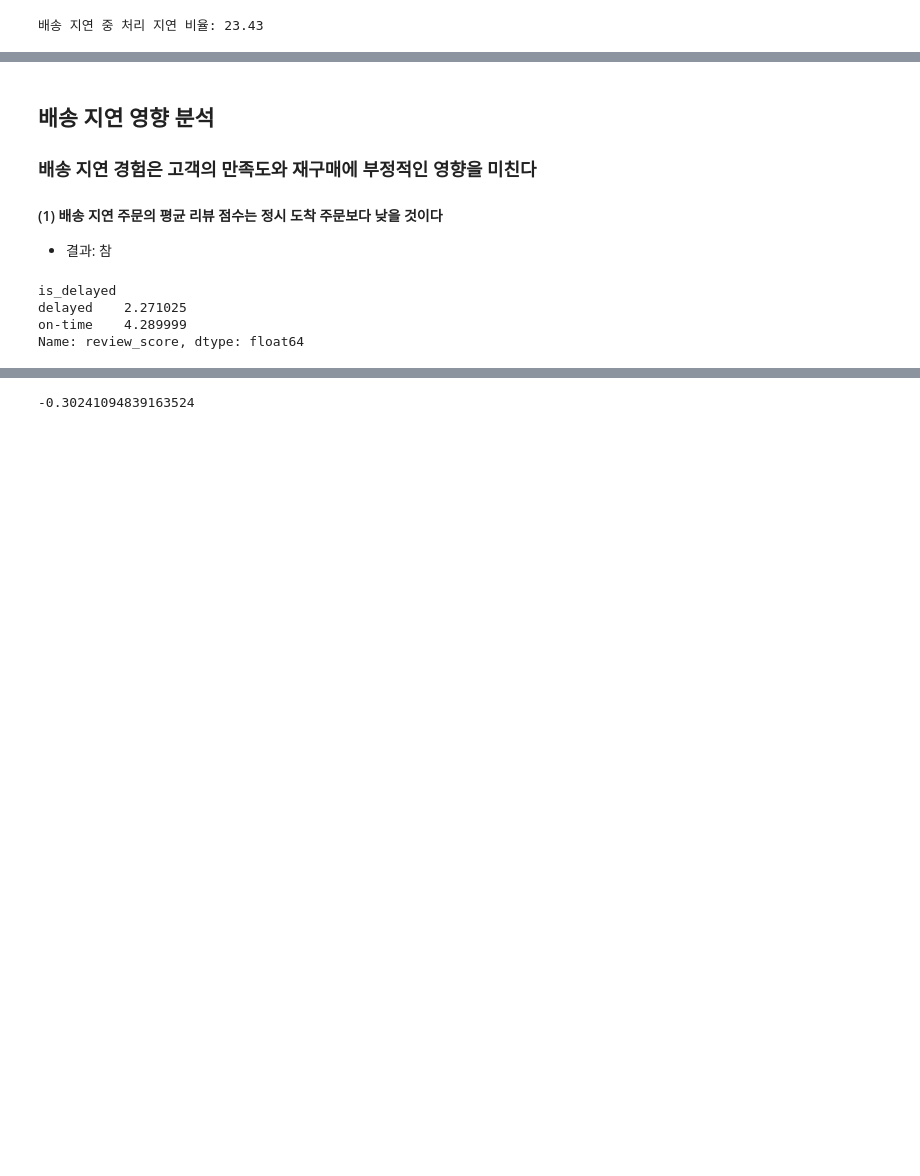
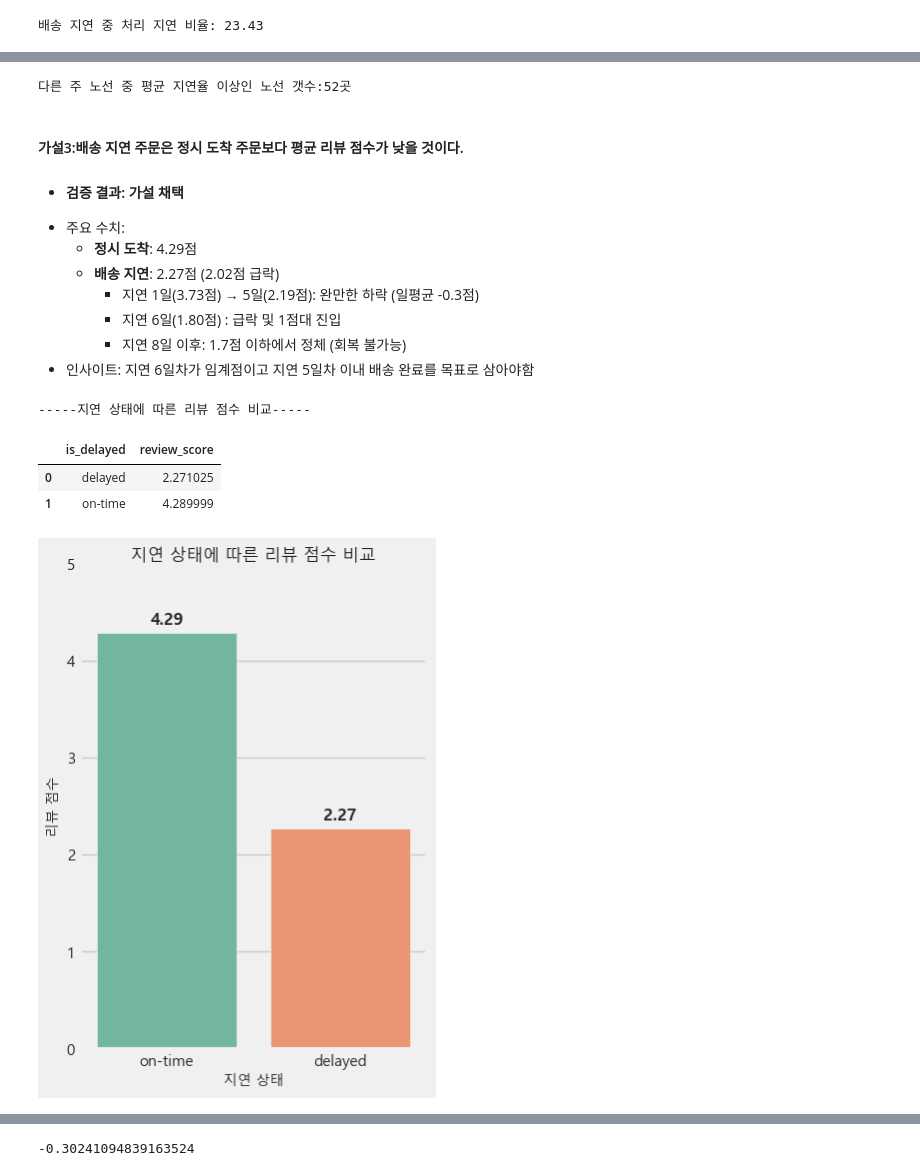
Before and after one commit to eunsung20311-dot/Olist-E-commerce-Analysis, a Jupyter notebook: 2.Hypothesis_Testing.ipynb, the cells around one changed output, grey strips where cells are left out. Saved outputs shown, nothing was run; the diff lists cells and outputs as text; code cells hidden in the pictures; blank space fills up the shorter version.

```diff
--- a/2.Hypothesis_Testing.ipynb
+++ b/2.Hypothesis_Testing.ipynb
@@ -224,9 +157,22 @@ state_check.head(10)
+# %%
+#다른 주(State) 평균 7.56%를 초과하는 지역 확인
+other_state = state_analysis[state_analysis['seller_state'] != state_analysis['customer_state']].sort_values(by='delay_rate', ascending =False)
+other_state_f_count= len(other_state[other_state['delay_rate']>=7.56])
+
+print(f'다른 주 노선 중 평균 지연율 이상인 노선 갯수:{other_state_f_count}곳')
+# %% [output]
+다른 주 노선 중 평균 지연율 이상인 노선 갯수:52곳
 # %% [markdown]
-## 배송 지연 영향 분석
+#### 가설3:배송 지연 주문은 정시  도착 주문보다 평균 리뷰 점수가 낮을 것이다.
 
-### 배송 지연 경험은 고객의 만족도와 재구매에 부정적인 영향을 미친다
-#### (1) 배송 지연 주문의 평균 리뷰 점수는 정시 도착 주문보다 낮을 것이다
-- 결과: 참
+- #### 검증 결과: 가설 채택
+- 주요 수치:
+    - **정시 도착**: 4.29점
+    - **배송 지연**: 2.27점 (2.02점 급락)
+        - 지연 1일(3.73점) → 5일(2.19점): 완만한 하락 (일평균 -0.3점)
+        - 지연 6일(1.80점) : 급락 및 1점대 진입
+        - 지연 8일 이후: 1.7점 이하에서 정체 (회복 불가능)
+- 인사이트: 지연 6일차가 임계점이고 지연 5일차 이내 배송 완료를 목표로 삼아야함
 # %%
 #배송 주문 필터링 및 병합
 df_delivered_order = df_orders[df_orders['order_status'] == 'delivered'].copy()
@@ -237,11 +183,44 @@ df_orders_customers_reviews['is_delayed'] = np.where(
 df_orders_customers_reviews['delivery_efficiency'] < 0, 'delayed', 'on-time'
 )
 #리뷰 점수 평균 비교
-review_comparison = df_orders_customers_reviews.groupby('is_delayed')['review_score'].mean()
-print(review_comparison)
+review_comparison = df_orders_customers_reviews.groupby('is_delayed')['review_score'].mean().reset_index()
+print('-----지연 상태에 따른 리뷰 점수 비교-----')
+review_comparison
 # %% [output]
-is_delayed
-delayed    2.271025
-on-time    4.289999
-Name: review_score, dtype: float64
+-----지연 상태에 따른 리뷰 점수 비교-----
+|  | is_delayed | review_score |
+| 0 | delayed | 2.271025 |
+| 1 | on-time | 4.289999 |
+# %%
+#지연 상태에 따른 리뷰 점수 비교 시각화
+#데이터 프레임 생성
+df_review_comparison = review_comparison.reset_index().sort_values(by='review_score',ascending =False)
+
+#막대 그래프 그리기
+plt.figure(figsize=(4,6))
+ax = sns.barplot(
+data= df_review_comparison,
+x= 'is_delayed',
+y='review_score',
+palette='Set2',
+hue='is_delayed')
+
+#그래프 디테일 설정
+plt.title('지연 상태에 따른 리뷰 점수 비교', fontsize = 12, pad=2)
+plt.xlabel('지연 상태', fontsize = 10)
+plt.ylabel('리뷰 점수', fontsize = 10)
+plt.ylim(0, 5)
+
+#막대 위에 수치 표시
+for p in ax.patches:
+    ax.annotate(f'{p.get_height():.2f}',
+                (p.get_x() + p.get_width() / 2, p.get_height()),
+                ha = 'center', va = 'center',
+                xytext = (0, 9),
+                textcoords = 'offset points',
+                fontsize=12, fontweight='bold')
+
+plt.show()
+# %% [output]
+[figure, added]
 # %%
```
Also changed, not shown: parts of 22 cells of this notebook.
